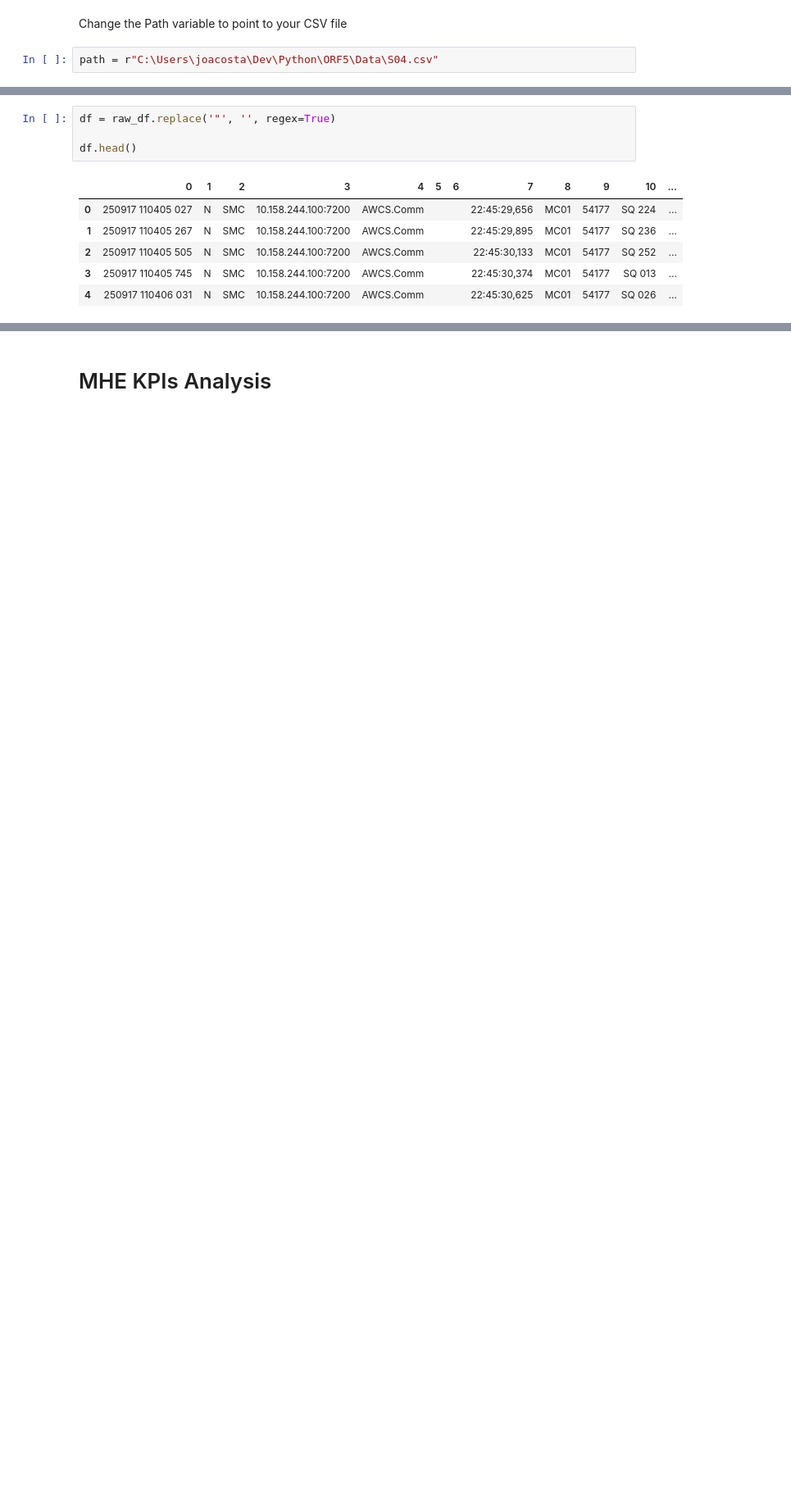
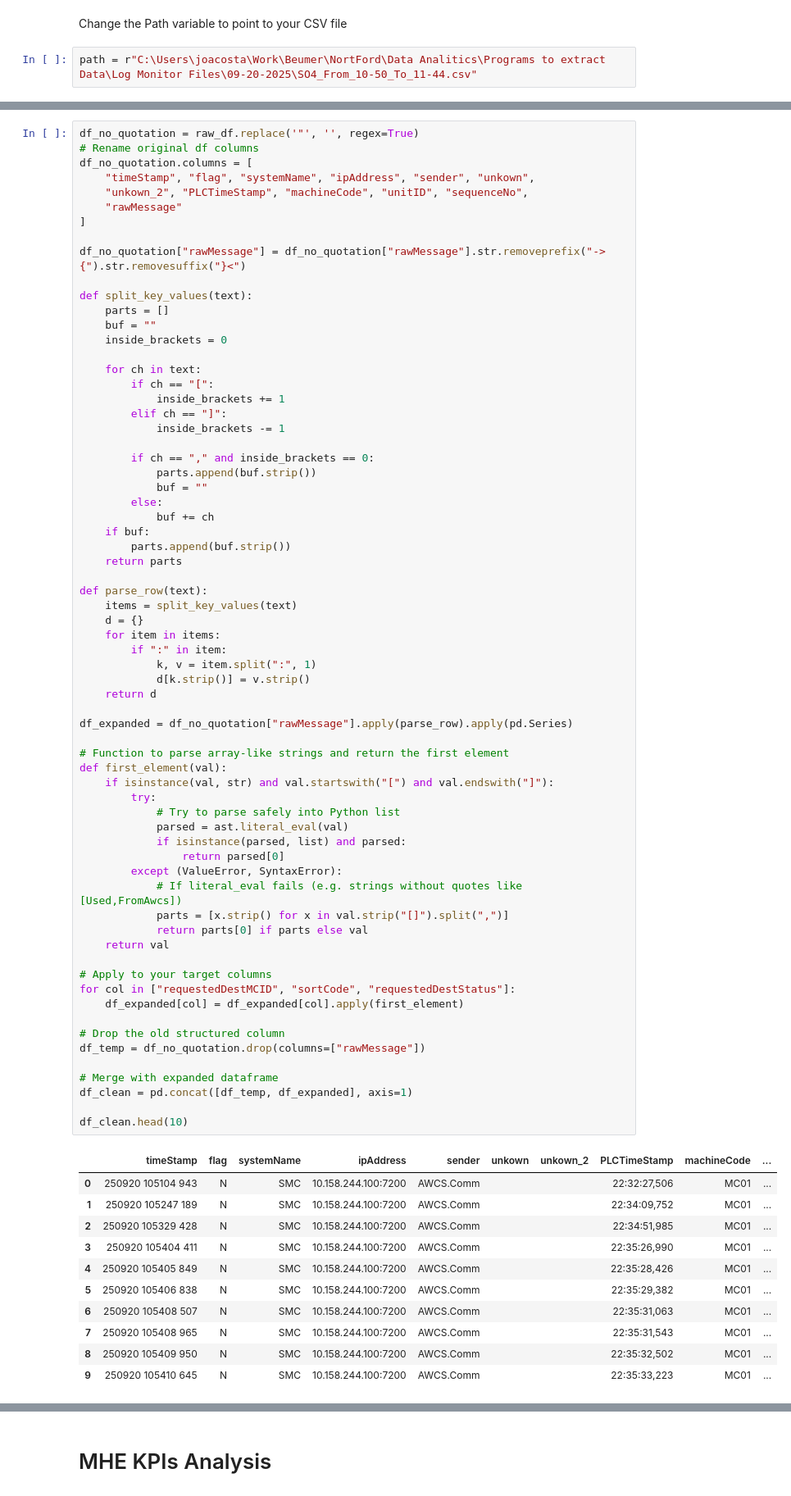
Before and after one commit to codesonicx/Amazon_ORF5_Analytics, a Jupyter notebook: S04_Check.ipynb, the cells around one changed output, grey strips where cells are left out. Shown: that part at 82% size. Saved outputs shown, nothing was run; the diff lists cells and outputs as text; blank space fills up the shorter version.

```diff
--- a/S04_Check.ipynb
+++ b/S04_Check.ipynb
@@ -9,7 +10,7 @@ import io
 # %% [markdown]
 Change the Path variable to point to your CSV file
 # %%
-path = r"C:\Users\joacosta\Dev\Python\ORF5\Data\S04.csv"
+path = r"C:\Users\joacosta\Work\Beumer\NortFord\Data Analitics\Programs to extract Data\Log Monitor Files\09-20-2025\SO4_From_10-50_To_11-44.csv"
 # %%
 raw_df = pd.read_csv(
     path,
@@ -33,11 +27,79 @@ raw_df.head()
 # %%
-df = raw_df.replace('"', '', regex=True)
+df_no_quotation = raw_df.replace('"', '', regex=True)
+# Rename original df columns
+df_no_quotation.columns = [
+    "timeStamp", "flag", "systemName", "ipAddress", "sender", "unkown",
+    "unkown_2", "PLCTimeStamp", "machineCode", "unitID", "sequenceNo",
+    "rawMessage"
+]
 
-df.head()
+df_no_quotation["rawMessage"] = df_no_quotation["rawMessage"].str.removeprefix("->{").str.removesuffix("}<")
+
+def split_key_values(text):
+    parts = []
+    buf = ""
+    inside_brackets = 0
+
+    for ch in text:
+        if ch == "[":
+            inside_brackets += 1
+        elif ch == "]":
+            inside_brackets -= 1
+
+        if ch == "," and inside_brackets == 0:
+            parts.append(buf.strip())
+            buf = ""
+        else:
+            buf += ch
+    if buf:
+        parts.append(buf.strip())
+    return parts
+
+def parse_row(text):
+    items = split_key_values(text)
+    d = {}
+    for item in items:
+        if ":" in item:
+            k, v = item.split(":", 1)
+            d[k.strip()] = v.strip()
+    return d
+
+df_expanded = df_no_quotation["rawMessage"].apply(parse_row).apply(pd.Series)
+
+# Function to parse array-like strings and return the first element
+def first_element(val):
+    if isinstance(val, str) and val.startswith("[") and val.endswith("]"):
+        try:
+            # Try to parse safely into Python list
+            parsed = ast.literal_eval(val)
+            if isinstance(parsed, list) and parsed:
+                return parsed[0]
+        except (ValueError, SyntaxError):
+            # If literal_eval fails (e.g. strings without quotes like [Used,FromAwcs])
+            parts = [x.strip() for x in val.strip("[]").split(",")]
+            return parts[0] if parts else val
+    return val
+
+# Apply to your target columns
+for col in ["requestedDestMCID", "sortCode", "requestedDestStatus"]:
+    df_expanded[col] = df_expanded[col].apply(first_element)
+
+# Drop the old structured column
+df_temp = df_no_quotation.drop(columns=["rawMessage"])
+
+# Merge with expanded dataframe
+df_clean = pd.concat([df_temp, df_expanded], axis=1)
+
+df_clean.head(10)
 # %% [output]
-|  | 0 | 1 | 2 | 3 | 4 | 5 | 6 | 7 | 8 | 9 | 10 | ... |
-| 0 | 250917 110405 027 | N | SMC | 10.158.244.100:7200 | AWCS.Comm |  |  | 22:45:29,656 | MC01 | 54177 | SQ 224 | ... |
-| 1 | 250917 110405 267 | N | SMC | 10.158.244.100:7200 | AWCS.Comm |  |  | 22:45:29,895 | MC01 | 54177 | SQ 236 | ... |
-| 2 | 250917 110405 505 | N | SMC | 10.158.244.100:7200 | AWCS.Comm |  |  | 22:45:30,133 | MC01 | 54177 | SQ 252 | ... |
-| 3 | 250917 110405 745 | N | SMC | 10.158.244.100:7200 | AWCS.Comm |  |  | 22:45:30,374 | MC01 | 54177 | SQ 013 | ... |
-| 4 | 250917 110406 031 | N | SMC | 10.158.244.100:7200 | AWCS.Comm |  |  | 22:45:30,625 | MC01 | 54177 | SQ 026 | ... |
+|  | timeStamp | flag | systemName | ipAddress | sender | unkown | unkown_2 | PLCTimeStamp | machineCode | ... |
+| 0 | 250920 105104 943 | N | SMC | 10.158.244.100:7200 | AWCS.Comm |  |  | 22:32:27,506 | MC01 | ... |
+| 1 | 250920 105247 189 | N | SMC | 10.158.244.100:7200 | AWCS.Comm |  |  | 22:34:09,752 | MC01 | ... |
+| 2 | 250920 105329 428 | N | SMC | 10.158.244.100:7200 | AWCS.Comm |  |  | 22:34:51,985 | MC01 | ... |
+| 3 | 250920 105404 411 | N | SMC | 10.158.244.100:7200 | AWCS.Comm |  |  | 22:35:26,990 | MC01 | ... |
+| 4 | 250920 105405 849 | N | SMC | 10.158.244.100:7200 | AWCS.Comm |  |  | 22:35:28,426 | MC01 | ... |
+| 5 | 250920 105406 838 | N | SMC | 10.158.244.100:7200 | AWCS.Comm |  |  | 22:35:29,382 | MC01 | ... |
+| 6 | 250920 105408 507 | N | SMC | 10.158.244.100:7200 | AWCS.Comm |  |  | 22:35:31,063 | MC01 | ... |
+| 7 | 250920 105408 965 | N | SMC | 10.158.244.100:7200 | AWCS.Comm |  |  | 22:35:31,543 | MC01 | ... |
+| 8 | 250920 105409 950 | N | SMC | 10.158.244.100:7200 | AWCS.Comm |  |  | 22:35:32,502 | MC01 | ... |
+| 9 | 250920 105410 645 | N | SMC | 10.158.244.100:7200 | AWCS.Comm |  |  | 22:35:33,223 | MC01 | ... |
```
Also changed, not shown: parts of 32 cells of this notebook, 16 other files.
